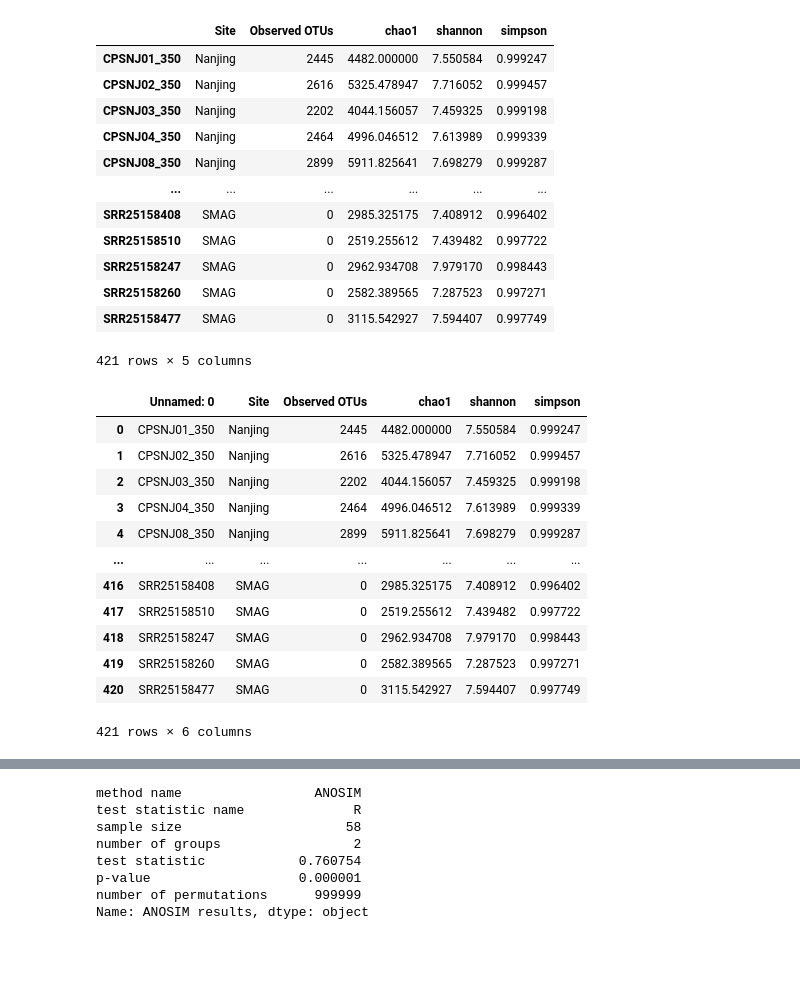
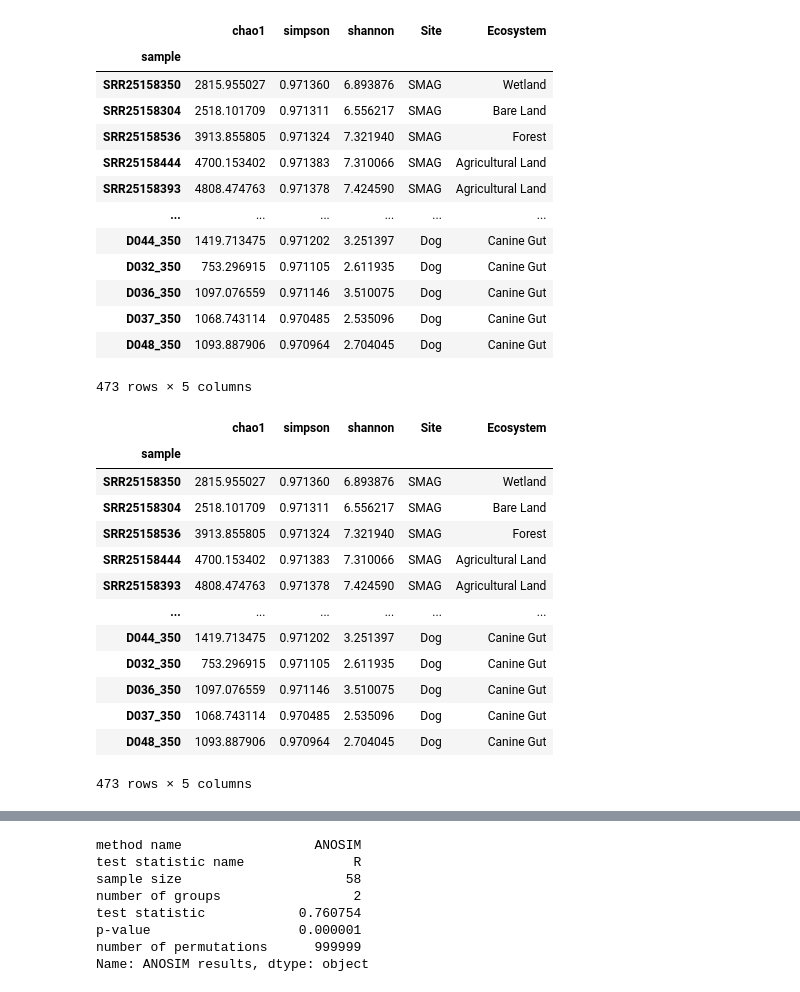
Before and after one commit to BigDataBiology/Duan2026_urban_soil, a Jupyter notebook: analysis/figure1/figure1.ipynb, the cells around one changed output, grey strips where cells are left out. Saved outputs shown, nothing was run; the diff lists cells and outputs as text; code cells hidden in the pictures; blank space fills up the shorter version.

Commit message:
fix(fig 1): new notebook with new results

```diff
--- a/analysis/figure1/figure1.ipynb
+++ b/analysis/figure1/figure1.ipynb
@@ -254,35 +126,36 @@ result
 # %%
-result = pd.concat([metadata, metadata_smag], axis=0)
-result.to_csv('../pre-calculated_data/alpha_diversity.csv')
-result
+alpha.to_csv('../pre-calculated_data/alpha_diversity.csv')
+alpha
 # %% [output]
-|  | Site | Observed OTUs | chao1 | shannon | simpson |
-| CPSNJ01_350 | Nanjing | 2445 | 4482.000000 | 7.550584 | 0.999247 |
-| CPSNJ02_350 | Nanjing | 2616 | 5325.478947 | 7.716052 | 0.999457 |
-| CPSNJ03_350 | Nanjing | 2202 | 4044.156057 | 7.459325 | 0.999198 |
-| CPSNJ04_350 | Nanjing | 2464 | 4996.046512 | 7.613989 | 0.999339 |
-| CPSNJ08_350 | Nanjing | 2899 | 5911.825641 | 7.698279 | 0.999287 |
+|  | chao1 | simpson | shannon | Site | Ecosystem |
+| sample |  |  |  |  |  |
+| SRR25158350 | 2815.955027 | 0.971360 | 6.893876 | SMAG | Wetland |
+| SRR25158304 | 2518.101709 | 0.971311 | 6.556217 | SMAG | Bare Land |
+| SRR25158536 | 3913.855805 | 0.971324 | 7.321940 | SMAG | Forest |
+| SRR25158444 | 4700.153402 | 0.971383 | 7.310066 | SMAG | Agricultural Land |
+| SRR25158393 | 4808.474763 | 0.971378 | 7.424590 | SMAG | Agricultural Land |
 | ... | ... | ... | ... | ... | ... |
-| SRR25158408 | SMAG | 0 | 2985.325175 | 7.408912 | 0.996402 |
-| SRR25158510 | SMAG | 0 | 2519.255612 | 7.439482 | 0.997722 |
-| SRR25158247 | SMAG | 0 | 2962.934708 | 7.979170 | 0.998443 |
-| SRR25158260 | SMAG | 0 | 2582.389565 | 7.287523 | 0.997271 |
-| SRR25158477 | SMAG | 0 | 3115.542927 | 7.594407 | 0.997749 |
+| D044_350 | 1419.713475 | 0.971202 | 3.251397 | Dog | Canine Gut |
+| D032_350 | 753.296915 | 0.971105 | 2.611935 | Dog | Canine Gut |
+| D036_350 | 1097.076559 | 0.971146 | 3.510075 | Dog | Canine Gut |
+| D037_350 | 1068.743114 | 0.970485 | 2.535096 | Dog | Canine Gut |
+| D048_350 | 1093.887906 | 0.970964 | 2.704045 | Dog | Canine Gut |
-421 rows × 5 columns
+473 rows × 5 columns
 # %%
-df = pd.read_csv('../pre-calculated_data/alpha_diversity.csv')
+df = pd.read_csv('../pre-calculated_data/alpha_diversity.csv').set_index("sample")
 df
 # %% [output]
-|  | Unnamed: 0 | Site | Observed OTUs | chao1 | shannon | simpson |
-| 0 | CPSNJ01_350 | Nanjing | 2445 | 4482.000000 | 7.550584 | 0.999247 |
-| 1 | CPSNJ02_350 | Nanjing | 2616 | 5325.478947 | 7.716052 | 0.999457 |
-| 2 | CPSNJ03_350 | Nanjing | 2202 | 4044.156057 | 7.459325 | 0.999198 |
-| 3 | CPSNJ04_350 | Nanjing | 2464 | 4996.046512 | 7.613989 | 0.999339 |
-| 4 | CPSNJ08_350 | Nanjing | 2899 | 5911.825641 | 7.698279 | 0.999287 |
-| ... | ... | ... | ... | ... | ... | ... |
-| 416 | SRR25158408 | SMAG | 0 | 2985.325175 | 7.408912 | 0.996402 |
-| 417 | SRR25158510 | SMAG | 0 | 2519.255612 | 7.439482 | 0.997722 |
-| 418 | SRR25158247 | SMAG | 0 | 2962.934708 | 7.979170 | 0.998443 |
-| 419 | SRR25158260 | SMAG | 0 | 2582.389565 | 7.287523 | 0.997271 |
-| 420 | SRR25158477 | SMAG | 0 | 3115.542927 | 7.594407 | 0.997749 |
+|  | chao1 | simpson | shannon | Site | Ecosystem |
+| sample |  |  |  |  |  |
+| SRR25158350 | 2815.955027 | 0.971360 | 6.893876 | SMAG | Wetland |
+| SRR25158304 | 2518.101709 | 0.971311 | 6.556217 | SMAG | Bare Land |
+| SRR25158536 | 3913.855805 | 0.971324 | 7.321940 | SMAG | Forest |
+| SRR25158444 | 4700.153402 | 0.971383 | 7.310066 | SMAG | Agricultural Land |
+| SRR25158393 | 4808.474763 | 0.971378 | 7.424590 | SMAG | Agricultural Land |
+| ... | ... | ... | ... | ... | ... |
+| D044_350 | 1419.713475 | 0.971202 | 3.251397 | Dog | Canine Gut |
+| D032_350 | 753.296915 | 0.971105 | 2.611935 | Dog | Canine Gut |
+| D036_350 | 1097.076559 | 0.971146 | 3.510075 | Dog | Canine Gut |
+| D037_350 | 1068.743114 | 0.970485 | 2.535096 | Dog | Canine Gut |
+| D048_350 | 1093.887906 | 0.970964 | 2.704045 | Dog | Canine Gut |
-421 rows × 6 columns
+473 rows × 5 columns
```
Also changed, not shown: parts of 28 cells of this notebook, 3 other files.
